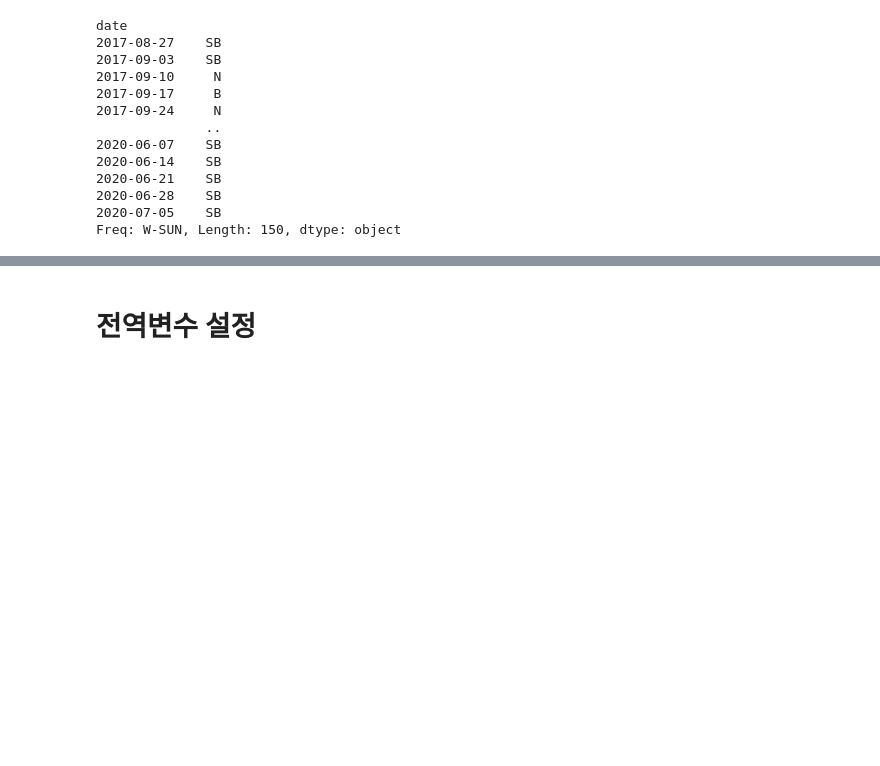
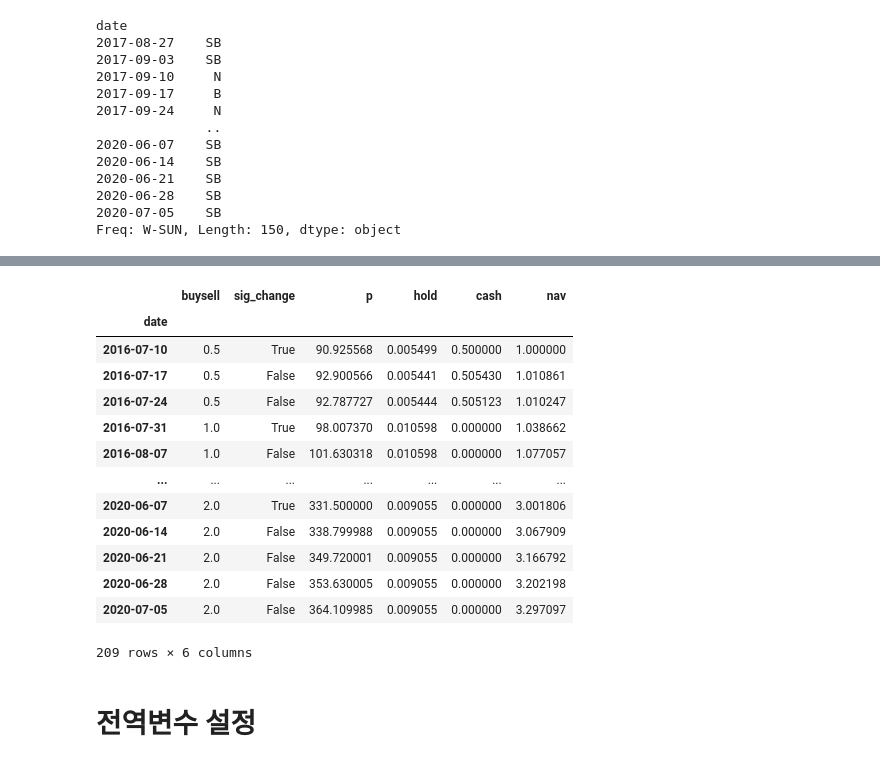
Before and after one commit to gem763/florence, a Jupyter notebook: google trend test 20200705.ipynb, the cells around one changed output, grey strips where cells are left out. Drawn from its saved outputs; the diff is of its cells as text; code cells hidden in the pictures; blank space fills up the shorter version.

```diff
--- a/google trend test 20200705.ipynb
+++ b/google trend test 20200705.ipynb
@@ -262,0 +274,17 @@ def simul(buysell, p, strat):
+# %%
+df
+# %% [output]
+|  | buysell | sig_change | p | hold | cash | nav |
+| date |  |  |  |  |  |  |
+| 2016-07-10 | 0.5 | True | 90.925568 | 0.005499 | 0.500000 | 1.000000 |
+| 2016-07-17 | 0.5 | False | 92.900566 | 0.005441 | 0.505430 | 1.010861 |
+| 2016-07-24 | 0.5 | False | 92.787727 | 0.005444 | 0.505123 | 1.010247 |
+| 2016-07-31 | 1.0 | True | 98.007370 | 0.010598 | 0.000000 | 1.038662 |
+| 2016-08-07 | 1.0 | False | 101.630318 | 0.010598 | 0.000000 | 1.077057 |
+| ... | ... | ... | ... | ... | ... | ... |
+| 2020-06-07 | 2.0 | True | 331.500000 | 0.009055 | 0.000000 | 3.001806 |
+| 2020-06-14 | 2.0 | False | 338.799988 | 0.009055 | 0.000000 | 3.067909 |
+| 2020-06-21 | 2.0 | False | 349.720001 | 0.009055 | 0.000000 | 3.166792 |
+| 2020-06-28 | 2.0 | False | 353.630005 | 0.009055 | 0.000000 | 3.202198 |
+| 2020-07-05 | 2.0 | False | 364.109985 | 0.009055 | 0.000000 | 3.297097 |
+209 rows × 6 columns
```
Also changed, not shown: parts of 13 cells of this notebook, 1 other file.
